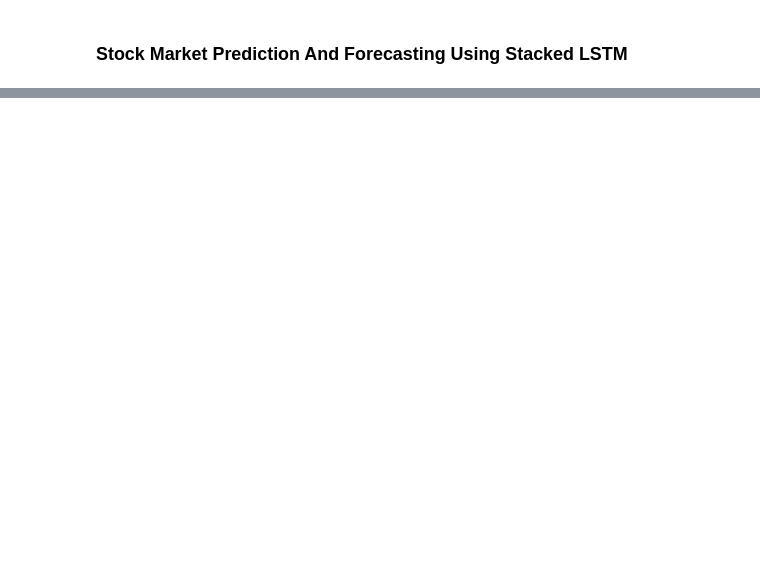
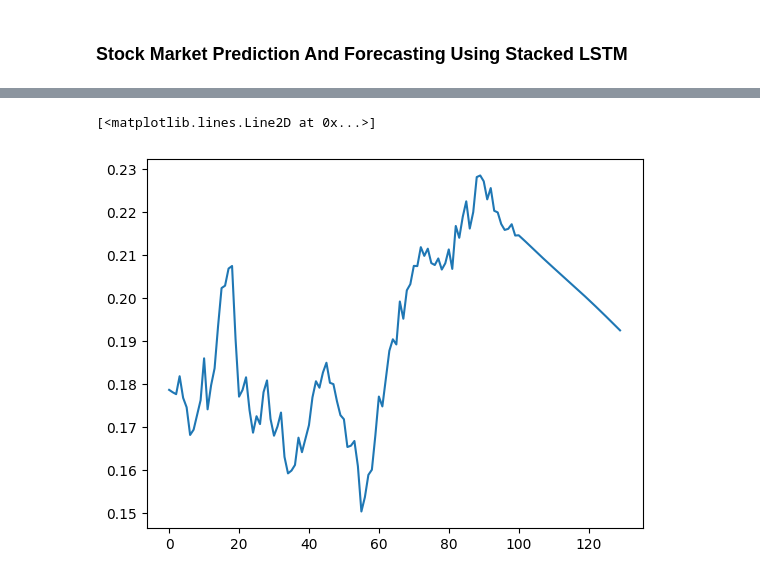
Before and after one commit to Jiten28/StockMentor, a Jupyter notebook: StockMentor.ipynb, the cells around one changed output, grey strips where cells are left out. Cells and saved outputs as stored; diff of their text form; code cells hidden in the pictures; blank space fills up the shorter version.

```diff
--- a/StockMentor.ipynb
+++ b/StockMentor.ipynb
@@ -187,7 +365,10 @@ plt.plot(day_pred,scaler.inverse_transform(lst_output))
 # %%
 df3=df1.tolist()
 df3.extend(lst_output)
-plt.plot(df3[1200:])
+plt.plot(df3[prvData:])
+# %% [output]
+[<matplotlib.lines.Line2D at 0x...>]
+[figure, added]
 # %%
 df3=scaler.inverse_transform(df3).tolist()
 # %%
```
Also changed, not shown: parts of 29 cells of this notebook, 1 other file.
